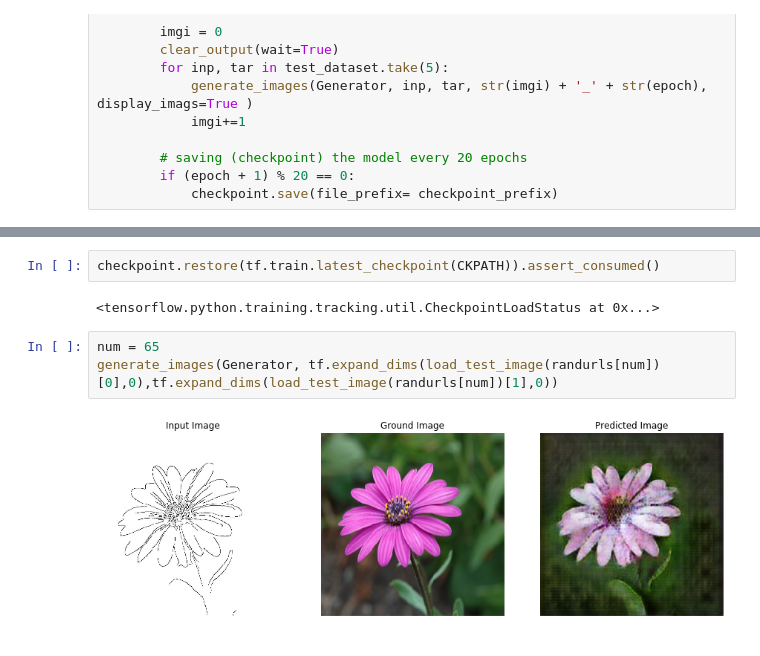
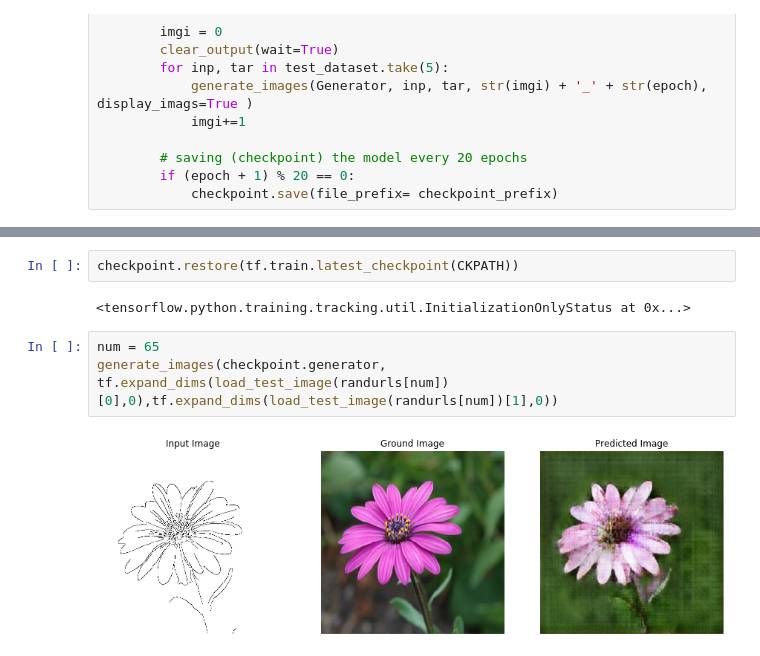
Before and after one commit to gersonrpq/Painting-Flowers-with-a-Neural-Network, a Jupyter notebook: Neural Network Notebook.ipynb, the cells around one changed output, grey strips where cells are left out. Cells and saved outputs as stored; diff of their text form.

```diff
--- a/Neural Network Notebook.ipynb
+++ b/Neural Network Notebook.ipynb
@@ -369,9 +369,9 @@ train(train_dataset,100)
 # %%
-checkpoint.restore(tf.train.latest_checkpoint(CKPATH)).assert_consumed()
+checkpoint.restore(tf.train.latest_checkpoint(CKPATH))
 # %% [output]
-<tensorflow.python.training.tracking.util.CheckpointLoadStatus at 0x...>
+<tensorflow.python.training.tracking.util.InitializationOnlyStatus at 0x...>
 # %%
 num = 65
-generate_images(Generator, tf.expand_dims(load_test_image(randurls[num])[0],0),tf.expand_dims(load_test_image(randurls[num])[1],0))
+generate_images(checkpoint.generator, tf.expand_dims(load_test_image(randurls[num])[0],0),tf.expand_dims(load_test_image(randurls[num])[1],0))
 # %% [output]
-[figure, old version]
+[figure, new version]
```
Also changed, not shown: parts of 4 cells of this notebook, 1 other file.
